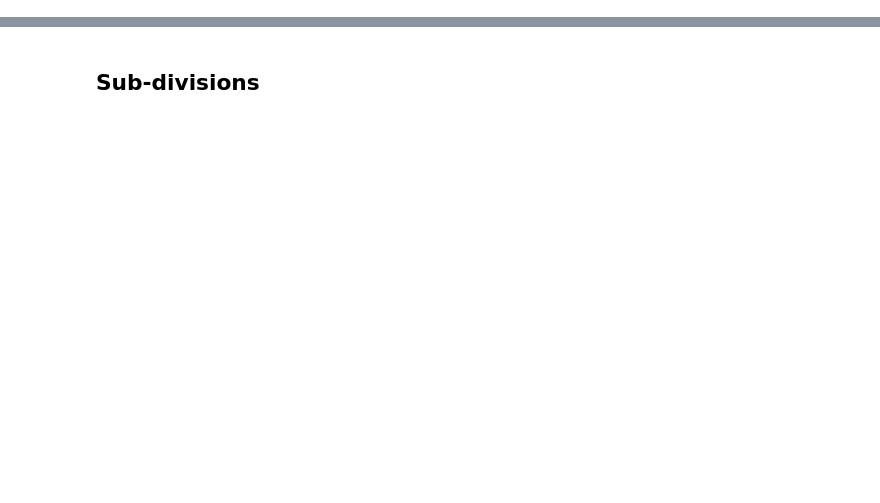
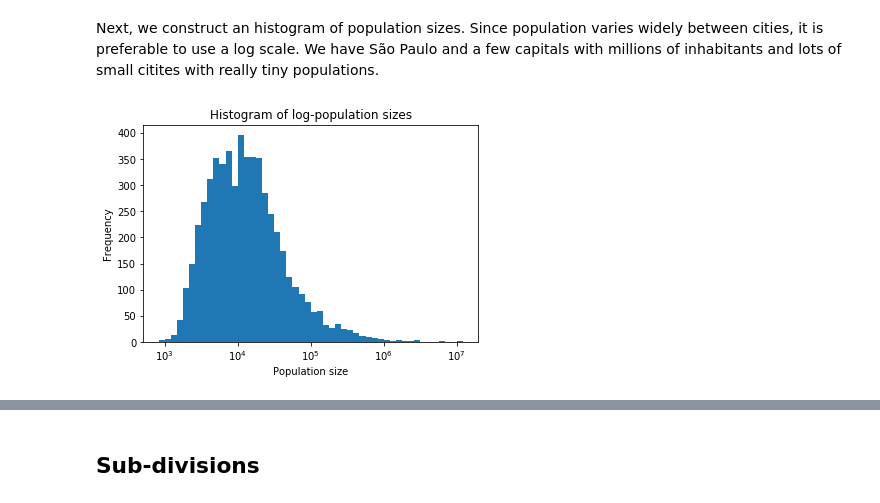
Before and after one commit to pydemic/mundi-demography, a Jupyter notebook: notebooks/intro-demography.ipynb, the cells around one changed output, grey strips where cells are left out. Cells and saved outputs as stored; diff of their text form; code cells hidden in the pictures; blank space fills up the shorter version.

```diff
--- a/notebooks/intro-demography.ipynb
+++ b/notebooks/intro-demography.ipynb
@@ -37,0 +13,14 @@ df
+# %%
+cities = mundi.regions("BR", type="municipality")
+ages = cities.mundi["age_pyramid"]
+# %% [markdown]
+Next, we construct an histogram of population sizes. Since population varies widely between cities, it is preferable to use a log scale. We have São Paulo and a few capitals with millions of inhabitants and lots of small citites with really tiny populations.
+# %%
+np.log10(ages.sum(1)).plot.hist(bins=50)
+plt.title("Histogram of log-population sizes")
+xticks = [f'$10^{int(n)}$' for n in plt.xticks()[0]]
+plt.gca().set_xticklabels(xticks)
+plt.xlabel('Population size')
+plt.show()
+# %% [output]
+[figure, added]
```
Also changed, not shown: parts of 21 cells of this notebook, 4 other files.
